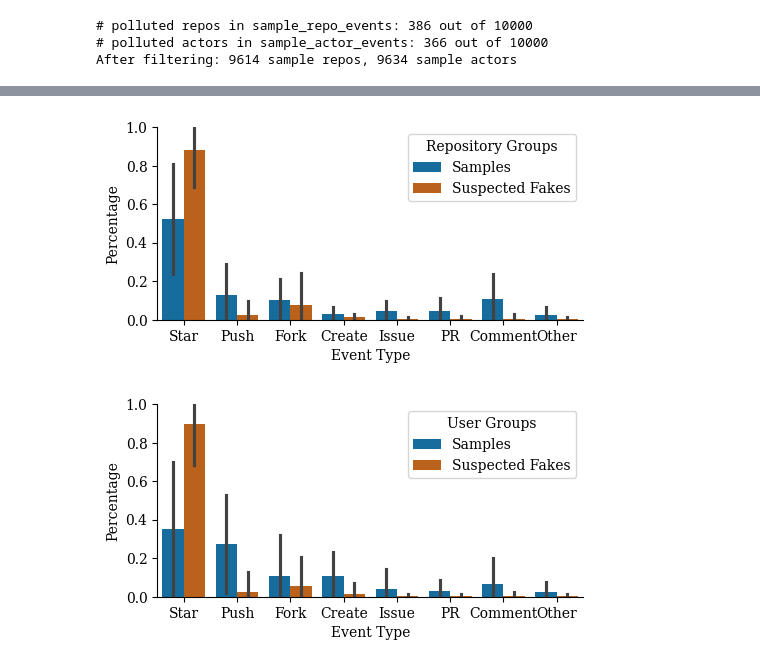
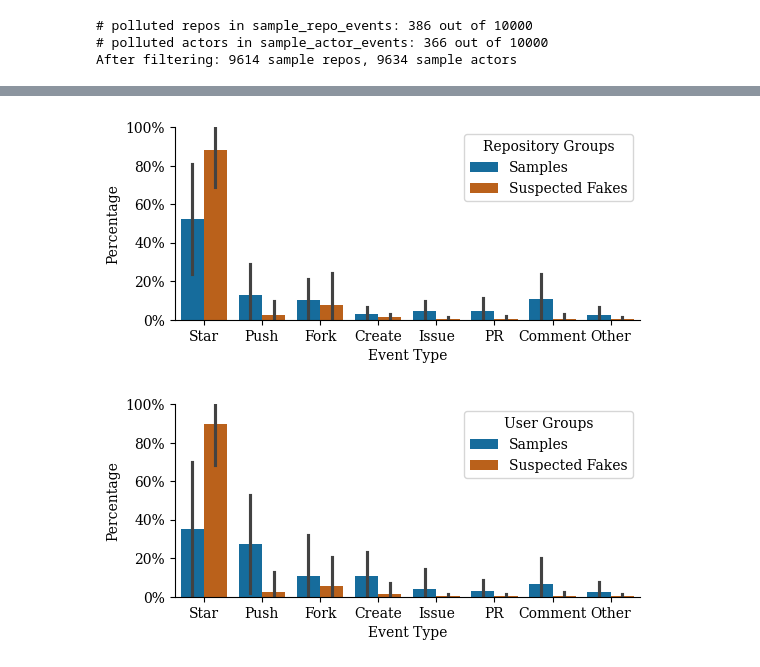
Before and after one commit to hehao98/StarScout, a Jupyter notebook: evaluation.ipynb, the cells around one changed output, grey strips where cells are left out. Drawn from its saved outputs; the diff is of its cells as text; code cells hidden in the pictures.

```diff
--- a/evaluation.ipynb
+++ b/evaluation.ipynb
@@ -15,7 +15,7 @@ from sklearn.metrics import silhouette_score
 
 plot.init_matplotlib()
 
-W, H = 5.5, 2.5
+W, H = 6, 2.5
 # %%
 repos, stars = data.get_fake_star_repos(), data.get_fake_stars_by_month()
 repos_with_campaign = data.get_repos_with_campaign()
@@ -23,8 +23,12 @@ repo_events = data.get_events_with_samples("repo")
 actor_events = data.get_events_with_samples("actor")
 repo_events.event = repo_events.event.apply(plot.shorten_gharchive_event)
 actor_events.event = actor_events.event.apply(plot.shorten_gharchive_event)
-repo_events = repo_events.groupby(["repo", "event", "group"])["percentage"].sum().reset_index()
-actor_events = actor_events.groupby(["actor", "event", "group"])["percentage"].sum().reset_index()
+repo_events = (
+    repo_events.groupby(["repo", "event", "group"])["percentage"].sum().reset_index()
+)
+actor_events = (
+    actor_events.groupby(["actor", "event", "group"])["percentage"].sum().reset_index()
+)
 # %%
 # bean counting
 print("# repos with suspected fake stars:", len(repos))
@@ -118,26 +167,30 @@ print(
 # %%
 fig, ax = plt.subplots(figsize=(W, H))
 sns.barplot(
     x="event",
     y="percentage",
-    data=repo_events[repo_events.repo.isin(repos_with_campaign) | (repo_events.group == "Samples")],
+    data=repo_events[
+        repo_events.repo.isin(repos_with_campaign) | (repo_events.group == "Samples")
+    ],
     hue="group",
     hue_order=["Samples", "Suspected Fakes"],
     order=plot.EVENT_ORDER,
     palette=["C0", "C2"],
     errorbar="sd",
     ax=ax,
 )
 ax.set_ylabel("Percentage")
 ax.set_xlabel("Event Type")
 ax.legend(title="Repository Groups")
 ax.set_ylim(0, 1)
+ax.set_yticks([0, 0.2, 0.4, 0.6, 0.8, 1])
+ax.set_yticklabels(["0%", "20%", "40%", "60%", "80%", "100%"])
 ax.spines["top"].set_visible(False)
 ax.spines["right"].set_visible(False)
-#fig.autofmt_xdate()
-fig.savefig("plots/repo_events.pdf", bbox_inches="tight", dpi=300)
+# fig.autofmt_xdate()
+fig.savefig("plots/repo-events.pdf", bbox_inches="tight", dpi=300)
 # %% [output]
-[figure, old version]
+[figure, new version]
 # %%
 fig, ax = plt.subplots(figsize=(W, H))
 sns.barplot(
@@ -160,12 +213,14 @@ ax.set_ylabel("Percentage")
 ax.set_xlabel("Event Type")
 ax.legend(title="User Groups")
 ax.set_ylim(0, 1)
+ax.set_yticks([0, 0.2, 0.4, 0.6, 0.8, 1])
+ax.set_yticklabels(["0%", "20%", "40%", "60%", "80%", "100%"])
 ax.spines["top"].set_visible(False)
 ax.spines["right"].set_visible(False)
 # fig.autofmt_xdate()
-fig.savefig("plots/actor_events.pdf", bbox_inches="tight", dpi=300)
+fig.savefig("plots/actor-events.pdf", bbox_inches="tight", dpi=300)
 # %% [output]
-[figure, old version]
+[figure, new version]
 # %%
 %%capture
 # visual evaluation of post processing
```
Also changed, not shown: parts of 4 cells of this notebook, 5 other files.
